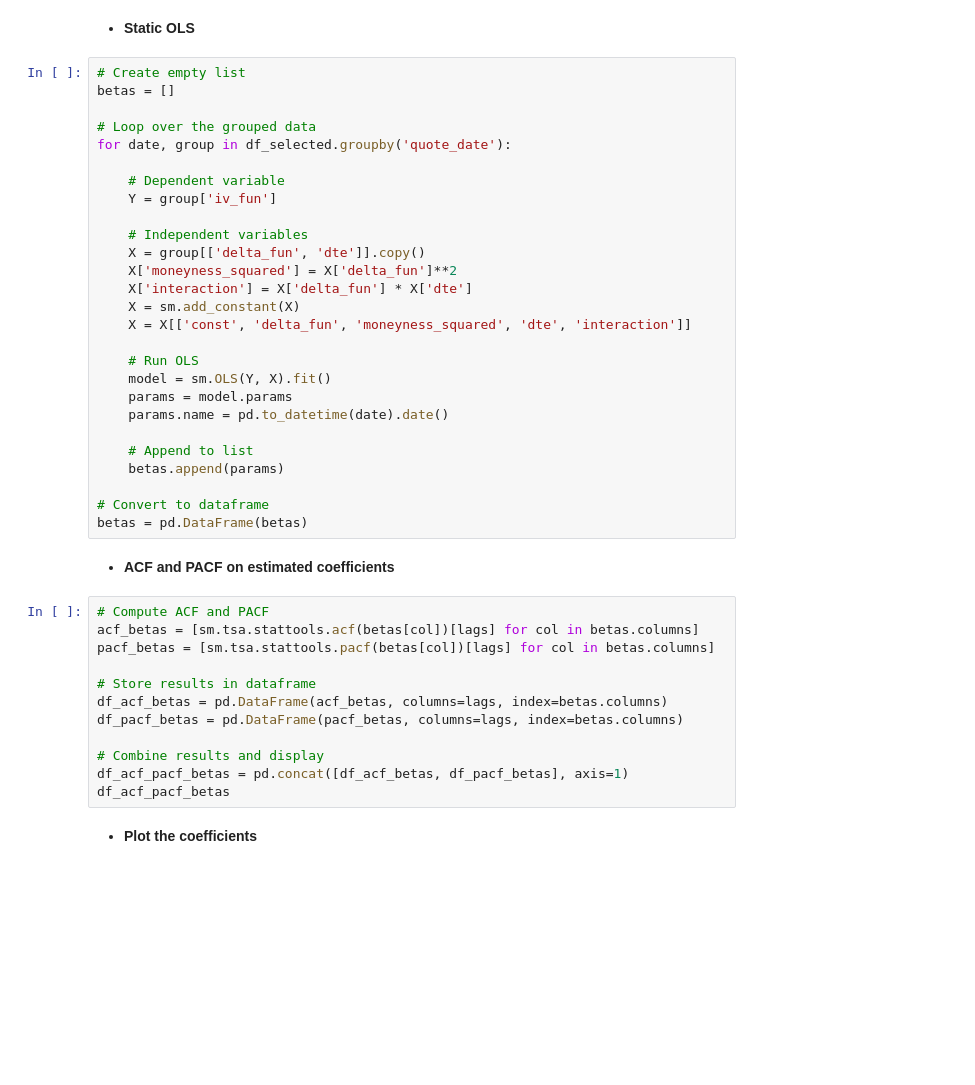
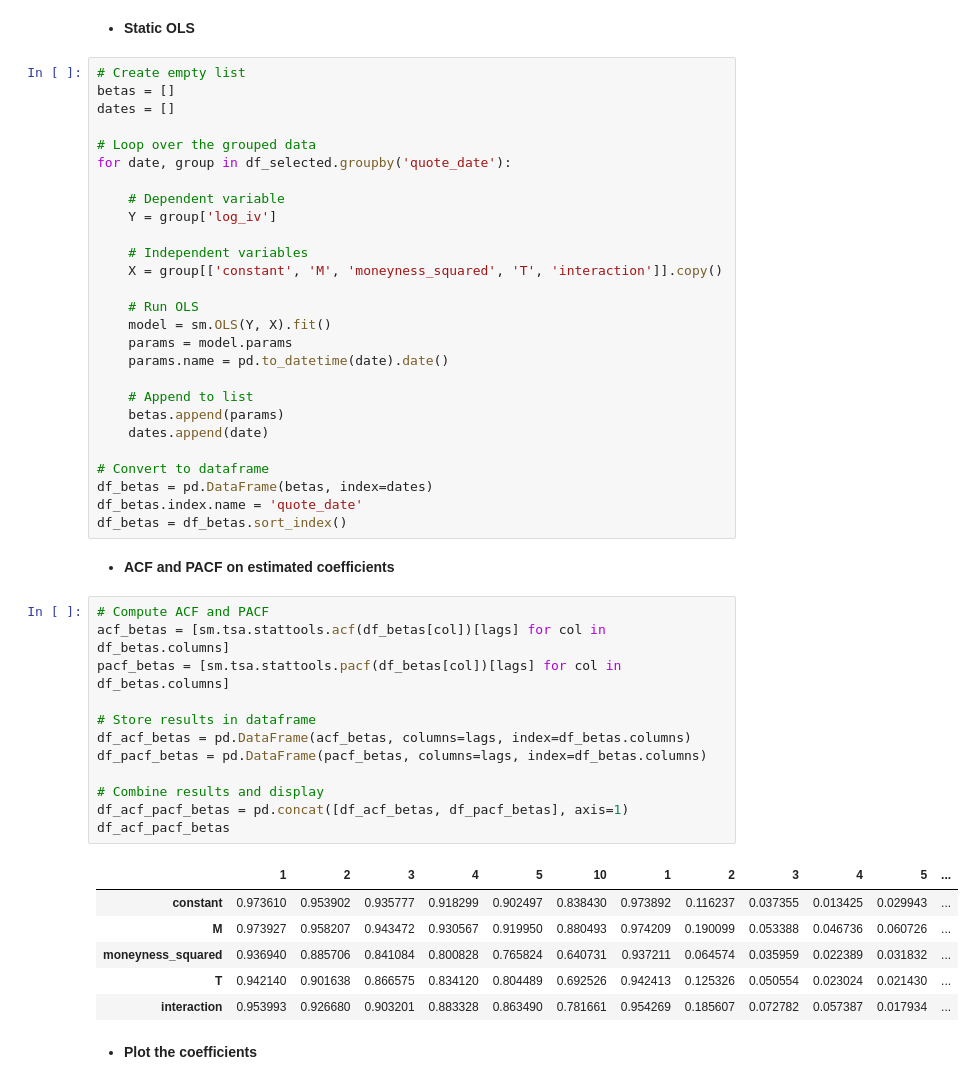
Before and after one commit to euanbronsky8/Thesis, a Jupyter notebook: 2. Prelim. Analysis.ipynb, the cells around one changed output. Cells and saved outputs as stored; diff of their text form; blank space fills up the shorter version.

```diff
--- a/2. Prelim. Analysis.ipynb
+++ b/2. Prelim. Analysis.ipynb
@@ -406,19 +398,16 @@ plt.show()
 # %%
 # Create empty list
 betas = []
+dates = []
 
 # Loop over the grouped data
 for date, group in df_selected.groupby('quote_date'):
 
     # Dependent variable
-    Y = group['iv_fun']
+    Y = group['log_iv']
 
     # Independent variables
-    X = group[['delta_fun', 'dte']].copy()
-    X['moneyness_squared'] = X['delta_fun']**2
-    X['interaction'] = X['delta_fun'] * X['dte']
-    X = sm.add_constant(X)
-    X = X[['const', 'delta_fun', 'moneyness_squared', 'dte', 'interaction']]
+    X = group[['constant', 'M', 'moneyness_squared', 'T', 'interaction']].copy()
 
     # Run OLS
     model = sm.OLS(Y, X).fit()
@@ -427,23 +416,33 @@ for date, group in df_selected.groupby('quote_date'):
 
     # Append to list
     betas.append(params)
+    dates.append(date)
 
 # Convert to dataframe
-betas = pd.DataFrame(betas)
+df_betas = pd.DataFrame(betas, index=dates)
+df_betas.index.name = 'quote_date'
+df_betas = df_betas.sort_index()
 # %% [markdown]
 - **ACF and PACF on estimated coefficients**
 # %%
 # Compute ACF and PACF
-acf_betas = [sm.tsa.stattools.acf(betas[col])[lags] for col in betas.columns]
-pacf_betas = [sm.tsa.stattools.pacf(betas[col])[lags] for col in betas.columns]
+acf_betas = [sm.tsa.stattools.acf(df_betas[col])[lags] for col in df_betas.columns]
+pacf_betas = [sm.tsa.stattools.pacf(df_betas[col])[lags] for col in df_betas.columns]
 
 # Store results in dataframe
-df_acf_betas = pd.DataFrame(acf_betas, columns=lags, index=betas.columns)
-df_pacf_betas = pd.DataFrame(pacf_betas, columns=lags, index=betas.columns)
+df_acf_betas = pd.DataFrame(acf_betas, columns=lags, index=df_betas.columns)
+df_pacf_betas = pd.DataFrame(pacf_betas, columns=lags, index=df_betas.columns)
 
 # Combine results and display
 df_acf_pacf_betas = pd.concat([df_acf_betas, df_pacf_betas], axis=1)
 df_acf_pacf_betas
+# %% [output]
+|  | 1 | 2 | 3 | 4 | 5 | 10 | 1 | 2 | 3 | 4 | 5 | ... |
+| constant | 0.973610 | 0.953902 | 0.935777 | 0.918299 | 0.902497 | 0.838430 | 0.973892 | 0.116237 | 0.037355 | 0.013425 | 0.029943 | ... |
+| M | 0.973927 | 0.958207 | 0.943472 | 0.930567 | 0.919950 | 0.880493 | 0.974209 | 0.190099 | 0.053388 | 0.046736 | 0.060726 | ... |
+| moneyness_squared | 0.936940 | 0.885706 | 0.841084 | 0.800828 | 0.765824 | 0.640731 | 0.937211 | 0.064574 | 0.035959 | 0.022389 | 0.031832 | ... |
+| T | 0.942140 | 0.901638 | 0.866575 | 0.834120 | 0.804489 | 0.692526 | 0.942413 | 0.125326 | 0.050554 | 0.023024 | 0.021430 | ... |
+| interaction | 0.953993 | 0.926680 | 0.903201 | 0.883328 | 0.863490 | 0.781661 | 0.954269 | 0.185607 | 0.072782 | 0.057387 | 0.017934 | ... |
 # %% [markdown]
 - **Plot the coefficients**
 # %%
```
Also changed, not shown: parts of 14 cells of this notebook.
